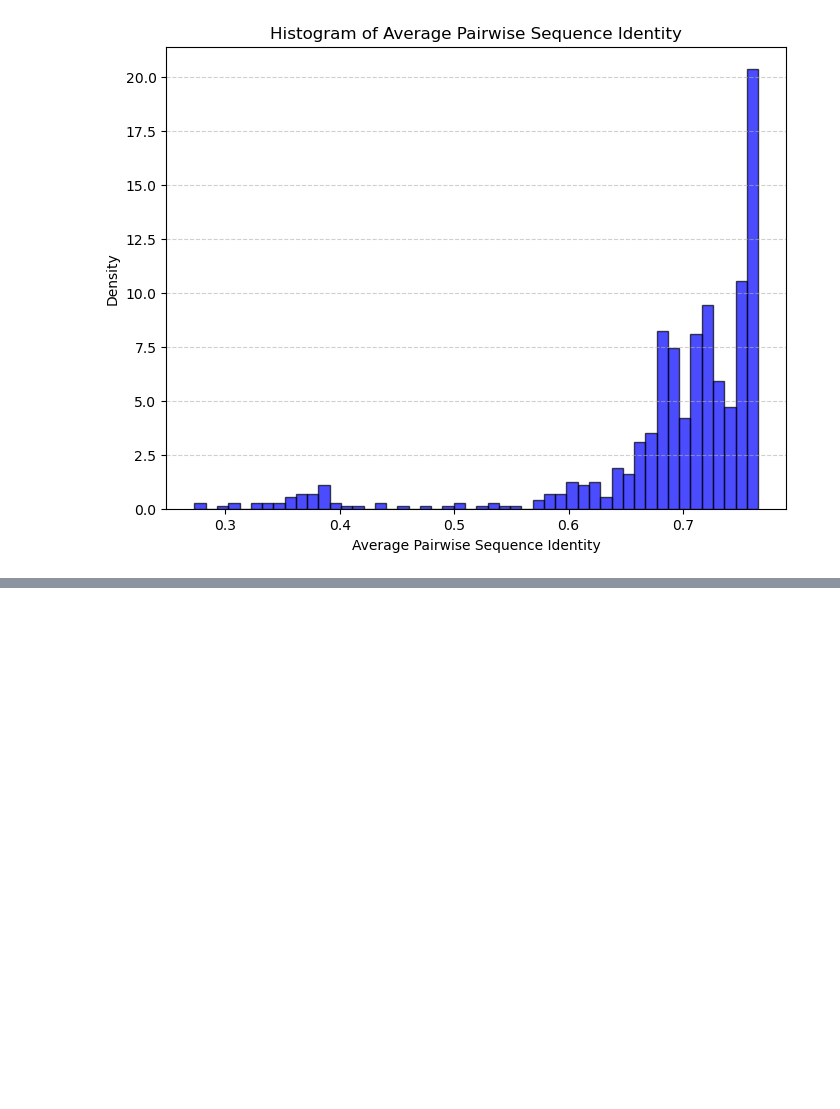
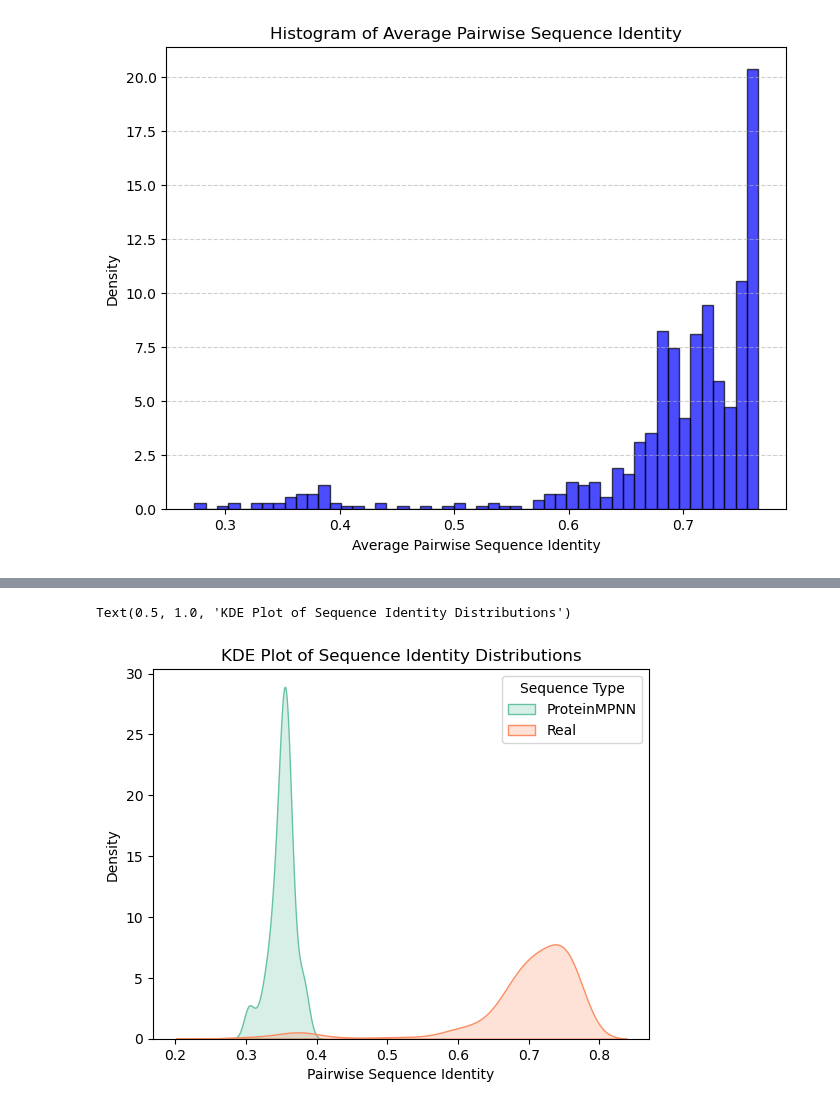
Before and after one commit to zifangu/lithiumized-fish, a Jupyter notebook: project_checkin1.ipynb, the cells around one changed output, grey strips where cells are left out. Cells and saved outputs as stored; diff of their text form; code cells hidden in the pictures; blank space fills up the shorter version.

```diff
--- a/project_checkin1.ipynb
+++ b/project_checkin1.ipynb
@@ -92,0 +159,20 @@ plot_avg_seq_identity_histogram(identity)
+# %%
+artificial_ident = compute_avg_seq_identity(identity_mpnn)
+real_ident = compute_avg_seq_identity(identity_real)
+# %%
+# Example usage with artificial and real sequence identities
+sns.kdeplot(artificial_ident, fill=True, color=sns.color_palette("Set2")[0], label="ProteinMPNN")
+sns.kdeplot(real_ident, fill=True, color=sns.color_palette("Set2")[1], label="Real")
+
+# Add legend
+plt.legend(title="Sequence Type")
+
+# Optional: Add labels and title
+plt.xlabel("Pairwise Sequence Identity")
+plt.ylabel("Density")
+plt.title("KDE Plot of Sequence Identity Distributions")
+
+# plt.savefig()
+# %% [output]
+Text(0.5, 1.0, 'KDE Plot of Sequence Identity Distributions')
+[figure, added]
```
Also changed, not shown: parts of 12 cells of this notebook.
